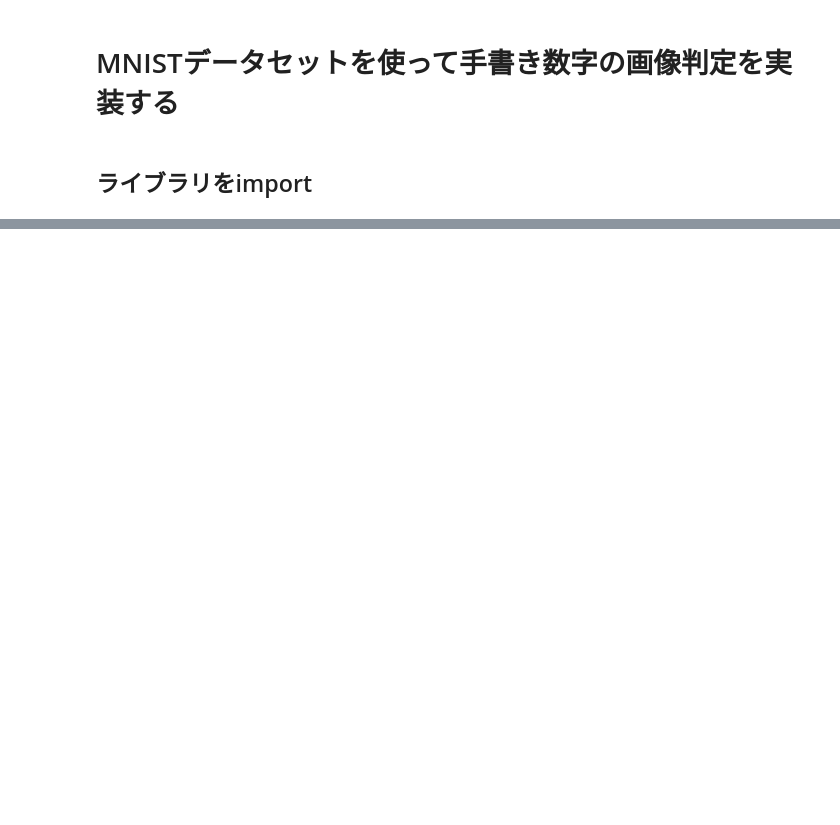
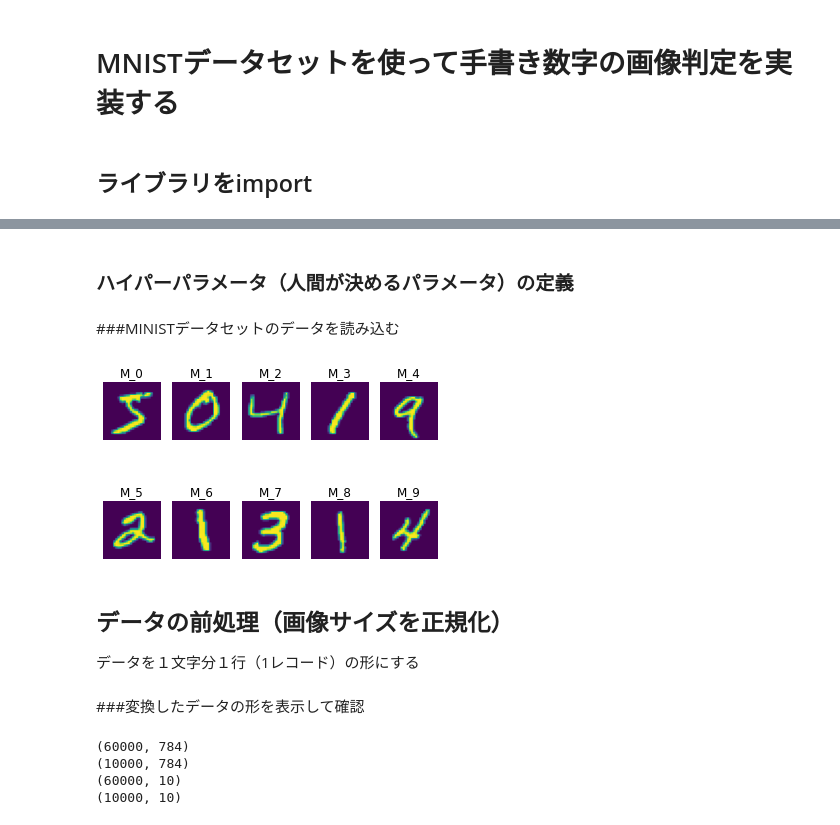
Before and after one commit to takahashi0329/DeepLerarning2022Late, a Jupyter notebook: MNISTExample2022.ipynb, the cells around one changed output, grey strips where cells are left out. Cells and saved outputs as stored; diff of their text form; code cells hidden in the pictures; blank space fills up the shorter version.

```diff
--- a/MNISTExample2022.ipynb
+++ b/MNISTExample2022.ipynb
@@ -20,0 +35,2 @@ ImportError: ignored
+# %% [markdown]
+### ハイパーパラメータ（人間が決めるパラメータ）の定義
@@ -20,0 +44,22 @@ ImportError: ignored
+# %% [markdown]
+###MINISTデータセットのデータを読み込む
+# %%
+# MNISTデータセット読み込み
+# x_**は画像データ、y_**は答え（その画像が数字の何なのか）
+#**_trainは学習用データ、**_testは検証用データ
+(x_train, y_train), (x_test, y_test) = mnist. load_data();
+# %%
+# ループして x_train に入ったMNISTの画像データを試しに表示
+for i in range(10):
+  # pyplot で表示していく
+  plt.subplot(2,5, i+1) #2行5列で、i+1番目の画面をプロットセット
+  plt.title("M_%d" % i)#「M_0」のような形式でタイトルを表示
+  plt.axis("off")#軸線をオフ
+  plt.imshow(x_train[i].reshape(28,28), cmap=None)
+#ループ終わり
+plt.show()
+# %% [output]
+[figure, added]
+# %% [markdown]
+## データの前処理（画像サイズを正規化）
+データを１文字分１行（1レコード）の形にする
@@ -20,0 +79,2 @@ ImportError: ignored
+# %% [markdown]
+###変換したデータの形を表示して確認
@@ -20,0 +83,10 @@ ImportError: ignored
+# %%
+print(x_train.shape) #60,000行(6万文字レコード) 784列
+print(x_test.shape) #10,000行(1万文字レコード) 784列
+print(y_train.shape) #60,000行(6万文字レコード)、(num_class:0～9の分類)
+print(y_test.shape) #10,000行1万文字レコード)、(num_class:0～9の分類)
+# %% [output]
+(60000, 784)
+(10000, 784)
+(60000, 10)
+(10000, 10)
```
Also changed, not shown: parts of 14 cells of this notebook.
